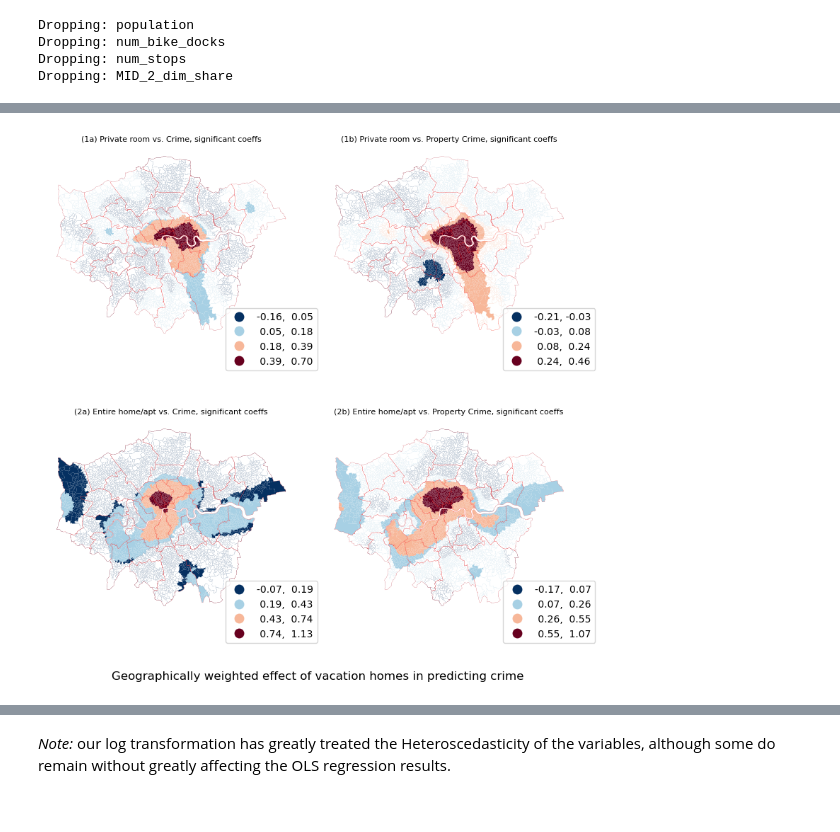
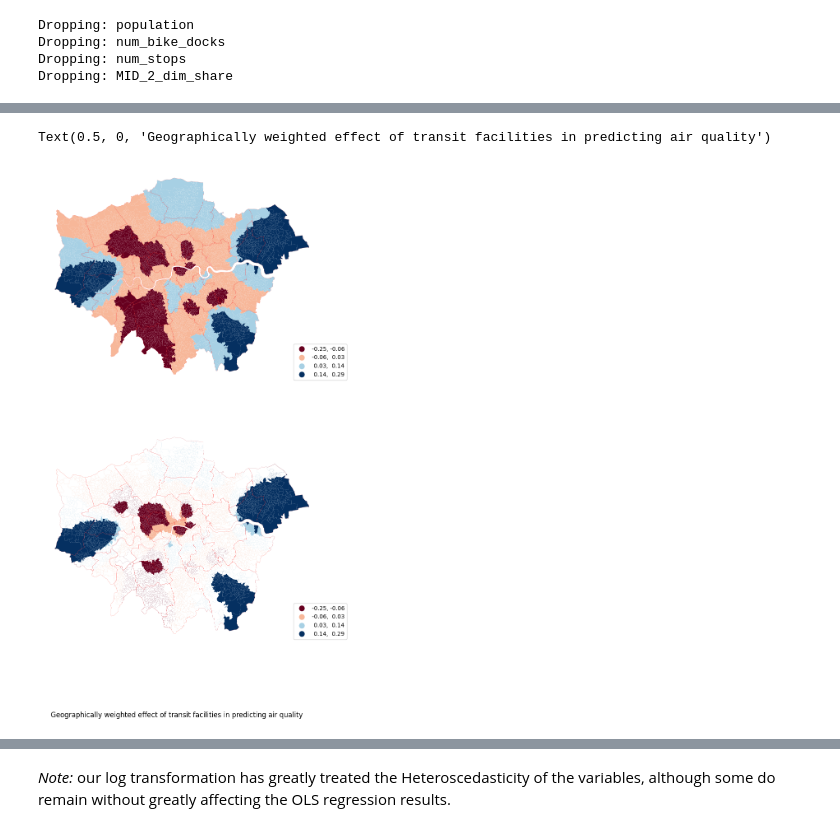
Before and after one commit to shaunhoang/cusp, a Jupyter notebook: calculation.ipynb, the cells around one changed output, grey strips where cells are left out. Drawn from its saved outputs; the diff is of its cells as text; code cells hidden in the pictures.

```diff
--- a/calculation.ipynb
+++ b/calculation.ipynb
@@ -600,7 +600,6 @@ daqi = gpd.read_file('avg_daqi_by_lsoa.geojson')
 
 # merge lsoa with daqi on LSOA21CD and lsoa_code
 lsoa_merge4 = lsoa_merge3.merge(daqi[['avg_daqi_mean','LSOA21CD']], on='LSOA21CD', how='left')
-lsoa_merge4.drop('LSOA21CD', axis=1, inplace=True)
 # %%
 # extract lsoa_merge3 to geojson
 lsoa_merge4.to_file("data_full_by_lsoa.geojson", driver='GeoJSON')
@@ -634,7 +643,7 @@ Index(['OBJECTID', 'LSOA21NM', 'GlobalID', 'geometry', 'population',
 # %% [markdown]
 ### REGRESSION
 # %%
-regressiondata = lsoa_merge3.copy()
+regressiondata = lsoa_merge4.copy()
 # change index to LSOA21CD
 regressiondata = regressiondata.set_index('LSOA21CD')
 
@@ -647,9 +656,9 @@ regressiondata = regressiondata.drop(columns='OBJECTID')
 
 regressiondata = regressiondata.select_dtypes(include='number')
 
-# drop rows with null values
+# # fill na with median of the column
 
-regressiondata = regressiondata.dropna()
+regressiondata = regressiondata.fillna(regressiondata.median())
 # %%
 regressiondata.columns
 # %% [output]
@@ -674,3 +683,7 @@ Dropping: population
 Dropping: num_bike_docks
 Dropping: num_stops
 Dropping: MID_2_dim_share
+# %%
+# remove avg_daqi_mean from selected_cols
+selected_cols = [col for col in selected_cols if col != 'avg_daqi_mean']
+selected_cols
@@ -721,6 +751,6 @@ plt.show()
 # %%
 # Prepare dataset inputs
-g_y = regressiondata["....."].values.reshape((-1, 1)) # add y column
+g_y = regressiondata["avg_daqi_mean"].values.reshape((-1, 1)) # add y column
 g_X = regressiondata[selected_cols].values  # add x columnx
 lsoa_cen = lsoa.centroid.get_coordinates()
 u = lsoa_cen["x"]
@@ -732,9 +762,9 @@ g_y = (g_y - g_y.mean(axis=0)) / g_y.std(axis=0)
 
 # Calibrate GWR model
 gwr_selector = Sel_BW(g_coords, g_y, g_X)
-gwr_bw = gwr_selector.search(bw_min=2)
-print(gwr_bw)
-# gwr_bw = 504  # I calibrated this
+# gwr_bw = gwr_selector.search(bw_min=2)
+# print(gwr_bw)
+gwr_bw = 504  # I calibrated this
 gwr_results = GWR(g_coords, g_y, g_X, gwr_bw).fit()
 
 # Add Paramaters back to geo dataframe for mapping
@@ -747,31 +810,42 @@ gwr_filtered_t = gwr_results.filter_tvals(alpha=0.05)
 # %%
 # Map them both, sig coeff only
 # Adapted from https://deepnote.com/@carlos-mendez/PYTHON-GWR-and-MGWR-71dd8ba9-a3ea-4d28-9b20-41cc8a282b7a
 import matplotlib.colors as mcolors
 
 # All crime
-type = ['bike','transit']
+fig, axes = plt.subplots(2, 1, figsize=(10, 15))
+
 lsoa.plot(
-    column=f"gwr_{type[i]}_density_log",
-    cmap="RdBu_r",
+    column=f"gwr_stops_per_1000",
+    cmap="RdBu",
     linewidth=0.001,
-    scheme="naturalbr   eaks",
+    scheme="naturalbreaks",
     k=4,
     legend=True,
-    legend_kwds={"bbox_to_anchor": (1.10, 0.2)},
-    ax=axes[i, 0],
-    )
+    legend_kwds={"bbox_to_anchor": (1.10, 0.2)}, ax=axes[0] )
 
-    lsoa[gwr_filtered_t[:, i + 10] == 0].plot(
-        color="white", linewidth=0.001, edgecolor="white", ax=axes[i, 0]
-    )  # 10th variables in variable array
+lsoa.plot(
+    column=f"gwr_stops_per_1000",
+    cmap="RdBu",
+    linewidth=0.001,
+    scheme="naturalbreaks",
+    k=4,
+    legend=True,
+    legend_kwds={"bbox_to_anchor": (1.10, 0.2)}, ax=axes[1] )
 
-boros.plot(edgecolor="red", facecolor="None", linewidth=0.1, ax=axes[i, 0])
+lsoa[gwr_filtered_t[:, 1] == 0].plot(
+        color="white", linewidth=0.001, edgecolor="white", ax=axes[1]
+    )  # 1st variables in variable array
 
-plt.tight_layout()
+boros.plot(edgecolor="red", facecolor="None", linewidth=0.1, ax=axes[0])
+boros.plot(edgecolor="red", facecolor="None", linewidth=0.1, ax=axes[1])
+
+axes[0].set_axis_off()
+axes[1].set_axis_off()
+
 fig.suptitle(
-    "Geographically weighted effect of transit/bike facilities in predicting air quality", x=0.5, y=0
+    "Geographically weighted effect of transit facilities in predicting air quality", x=0.5, y=0
 )
-plt.show()
 # %% [output]
+Text(0.5, 0, 'Geographically weighted effect of transit facilities in predicting air quality')
-[figure, old version]
+[figure, new version]
```
Also changed, not shown: parts of 11 cells of this notebook.
